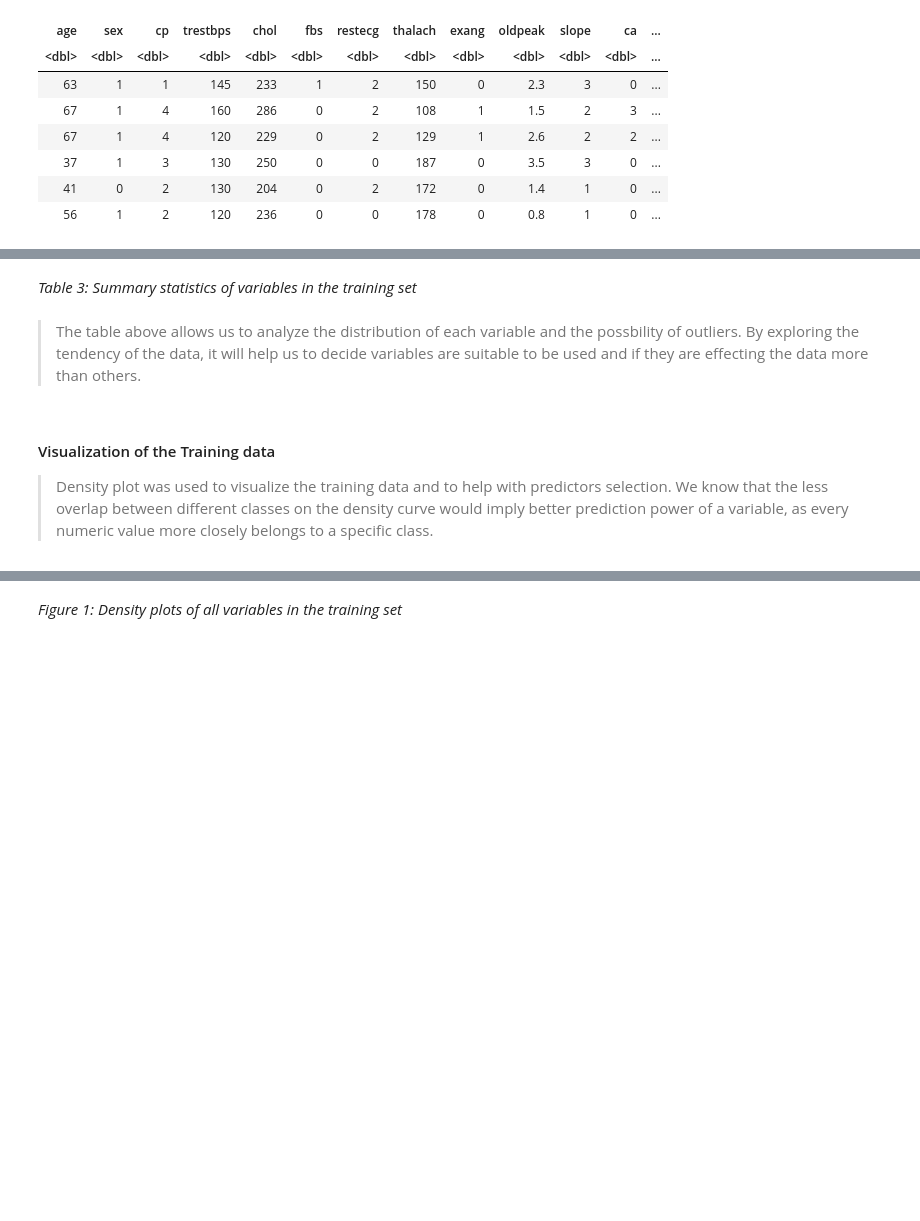
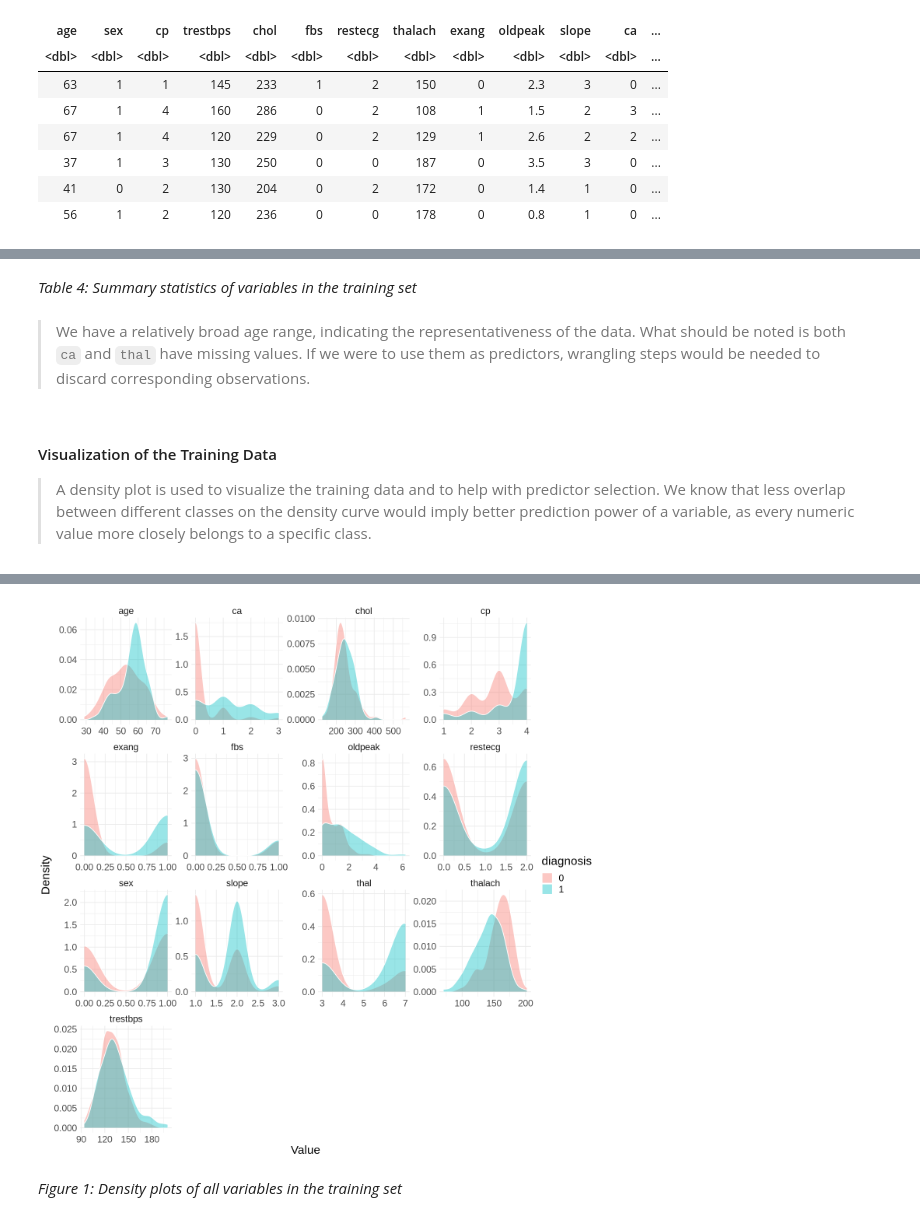
Before and after one commit to acholj/Updated-DSCI-Group-Project, a Jupyter notebook: Heart_Disease_Report.ipynb, the cells around one changed output, grey strips where cells are left out. Cells and saved outputs as stored; diff of their text form; code cells hidden in the pictures; blank space fills up the shorter version.

```diff
--- a/Heart_Disease_Report.ipynb
+++ b/Heart_Disease_Report.ipynb
@@ -195,10 +215,10 @@ ERROR: Error in heart_train %>% select(-diagnosis) %>% map_df(quantile, na.rm =
 # %% [markdown]
-*Table 3: Summary statistics of variables in the training set*
+*Table 4: Summary statistics of variables in the training set*
-# %% [markdown]
-> The table above allows us to analyze the distribution of each variable and the possbility of outliers. By exploring the tendency of the data, it will help us to decide variables are suitable to be used and if they are effecting the data more than others.
+# %% [markdown]
+> We have a relatively broad age range, indicating the representativeness of the data. What should be noted is both `ca` and `thal` have missing values. If we were to use them as predictors, wrangling steps would be needed to discard corresponding observations.
 # %% [markdown]
-#### Visualization of the Training data
-> Density plot was used to visualize the training data and to help with predictors selection. We know that the less overlap between different classes on the density curve would imply better prediction power of a variable, as every numeric value more closely belongs to a specific class.
+#### Visualization of the Training Data
+> A density plot is used to visualize the training data and to help with predictor selection. We know that less overlap between different classes on the density curve would imply better prediction power of a variable, as every numeric value more closely belongs to a specific class.
 # %%
 options(repr.plot.width=12,repr.plot.height = 12)
 heart_train %>%
@@ -207,5 +227,6 @@ heart_train %>%
         geom_density(alpha = 0.4, colour = 'white') +
         facet_wrap(~ variables, scales = 'free') +
         theme_minimal() +
-        theme(text = element_text(size = 18))
+        theme(text = element_text(size = 18)) +
+        labs(x='Value', y='Density')
 # %% [output]
@@ -213,3 +235,4 @@ ERROR: Error in heart_train %>% pivot_longer(cols = -diagnosis, names_to = "vari
+[figure, added]
 # %% [markdown]
 *Figure 1: Density plots of all variables in the training set*
 # %% [markdown]
```
Also changed, not shown: parts of 27 cells of this notebook.
